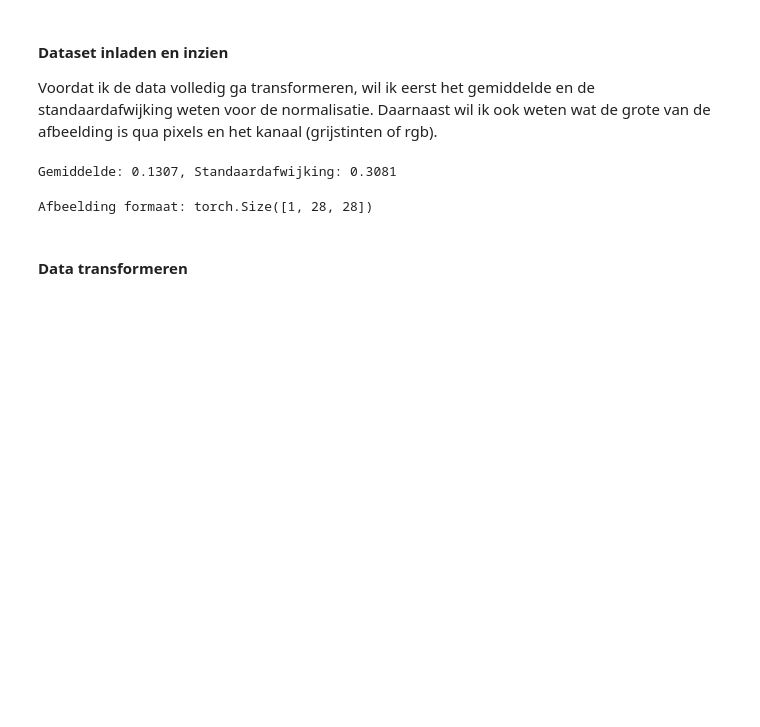
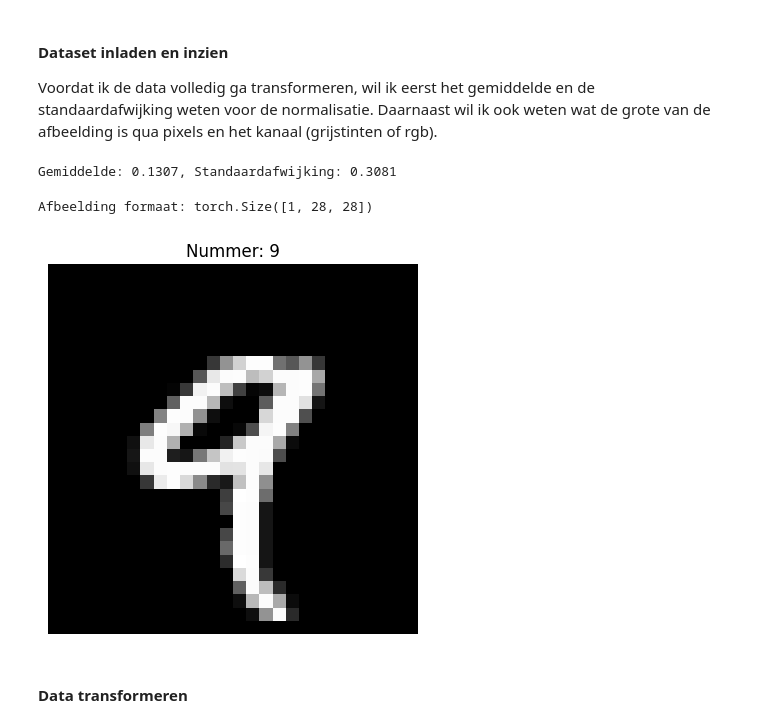
Before and after one commit to Boris2004/Neuraal_Netwerk_Project, a Jupyter notebook: CNN_model.ipynb, the cells around one changed output. Cells and saved outputs as stored; diff of their text form; code cells hidden in the pictures; blank space fills up the shorter version.

```diff
--- a/CNN_model.ipynb
+++ b/CNN_model.ipynb
@@ -30,10 +30,18 @@ print(f"Gemiddelde: {alle_afbeeldingen.mean().item():.4f}, Standaardafwijking: {
 # %% [output]
 Gemiddelde: 0.1307, Standaardafwijking: 0.3081
 # %%
-image, label = train_data[0]
+image, label = train_data[4]
 print(f"Afbeelding formaat: {image.shape}")
+
+image = image.squeeze().numpy()
+
+plt.axis("off")
+plt.title(f"Nummer: {label}")
+plt.imshow(image, cmap='gray')
+plt.show()
 # %% [output]
 Afbeelding formaat: torch.Size([1, 28, 28])
+[figure, added]
 # %% [markdown]
 #### Data transformeren
 # %%
```
Also changed, not shown: parts of 6 cells of this notebook, 4 other files.
